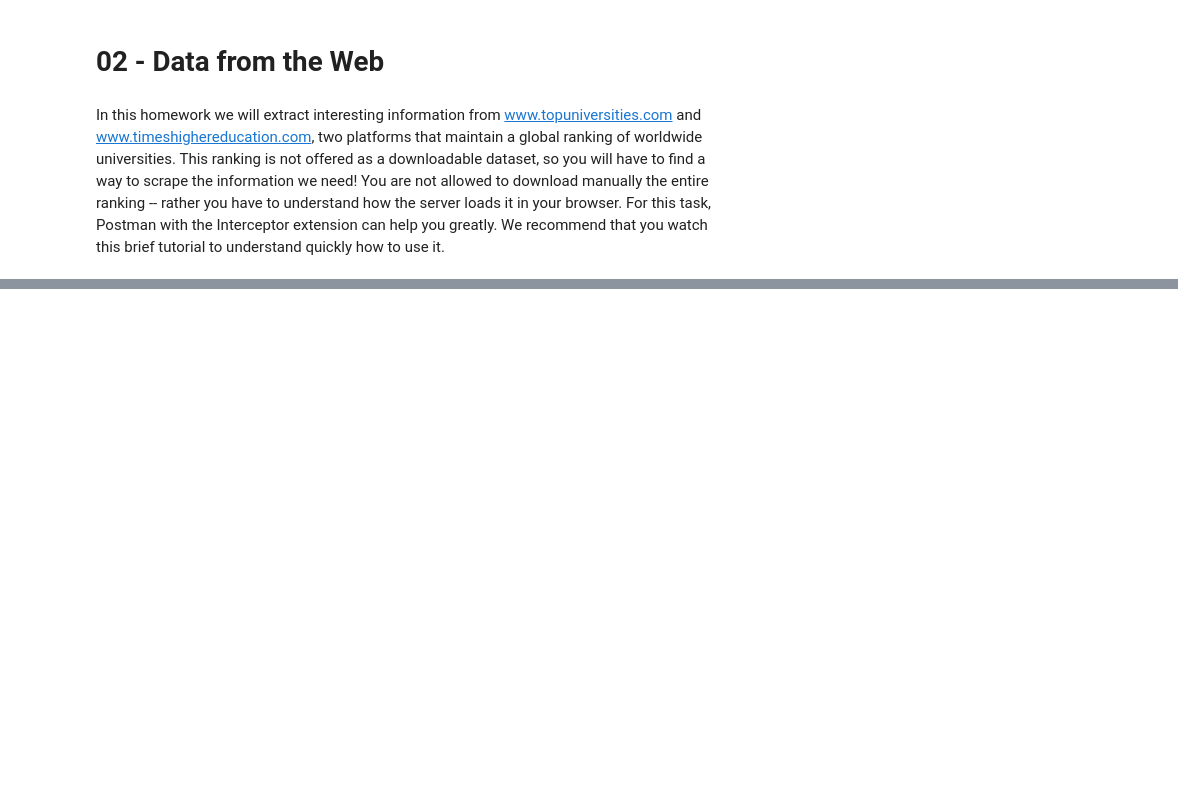
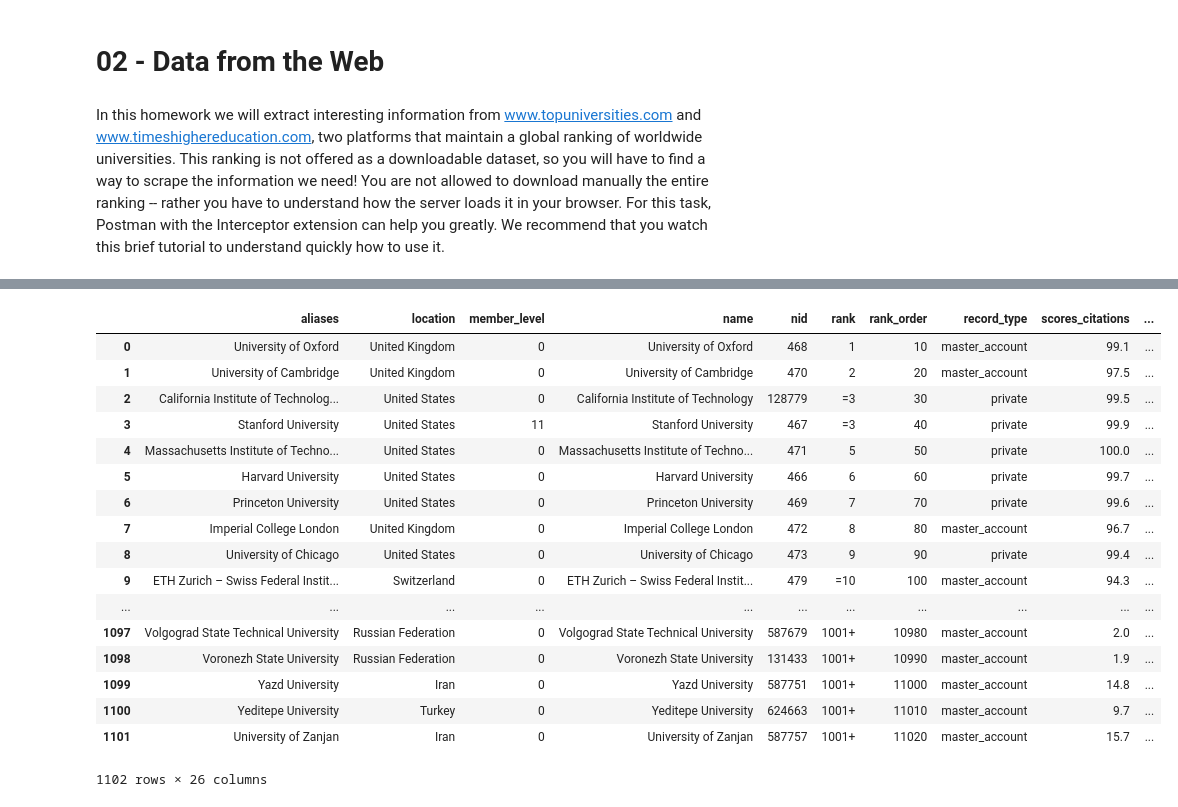
Before and after one commit to julied20/ada-2017, a Jupyter notebook: Homeworks/Homework02/Tristan_notebook.ipynb, the cells around one changed output, grey strips where cells are left out. Saved outputs shown, nothing was run; the diff lists cells and outputs as text; code cells hidden in the pictures; blank space fills up the shorter version.

```diff
--- a/Homeworks/Homework02/Tristan_notebook.ipynb
+++ b/Homeworks/Homework02/Tristan_notebook.ipynb
@@ -25,0 +54,26 @@ AttributeError: 'NoneType' object has no attribute 'string'
+# %%
+URL_THE = 'https://www.timeshighereducation.com/sites/default/files/the_data_rankings/world_university_rankings_2018_limit0_369a9045a203e176392b9fb8f8c1cb2a.json'
+r = requests.get(URL_THE)
+page_body = r.json()
+the_df = pd.DataFrame(page_body['data'])
+# %%
+the_df
+# %% [output]
+|  | aliases | location | member_level | name | nid | rank | rank_order | record_type | scores_citations | ... |
+| 0 | University of Oxford | United Kingdom | 0 | University of Oxford | 468 | 1 | 10 | master_account | 99.1 | ... |
+| 1 | University of Cambridge | United Kingdom | 0 | University of Cambridge | 470 | 2 | 20 | master_account | 97.5 | ... |
+| 2 | California Institute of Technolog... | United States | 0 | California Institute of Technology | 128779 | =3 | 30 | private | 99.5 | ... |
+| 3 | Stanford University | United States | 11 | Stanford University | 467 | =3 | 40 | private | 99.9 | ... |
+| 4 | Massachusetts Institute of Techno... | United States | 0 | Massachusetts Institute of Techno... | 471 | 5 | 50 | private | 100.0 | ... |
+| 5 | Harvard University | United States | 0 | Harvard University | 466 | 6 | 60 | private | 99.7 | ... |
+| 6 | Princeton University | United States | 0 | Princeton University | 469 | 7 | 70 | private | 99.6 | ... |
+| 7 | Imperial College London | United Kingdom | 0 | Imperial College London | 472 | 8 | 80 | master_account | 96.7 | ... |
+| 8 | University of Chicago | United States | 0 | University of Chicago | 473 | 9 | 90 | private | 99.4 | ... |
+| 9 | ETH Zurich – Swiss Federal Instit... | Switzerland | 0 | ETH Zurich – Swiss Federal Instit... | 479 | =10 | 100 | master_account | 94.3 | ... |
+| ... | ... | ... | ... | ... | ... | ... | ... | ... | ... | ... |
+| 1097 | Volgograd State Technical University | Russian Federation | 0 | Volgograd State Technical University | 587679 | 1001+ | 10980 | master_account | 2.0 | ... |
+| 1098 | Voronezh State University | Russian Federation | 0 | Voronezh State University | 131433 | 1001+ | 10990 | master_account | 1.9 | ... |
+| 1099 | Yazd University | Iran | 0 | Yazd University | 587751 | 1001+ | 11000 | master_account | 14.8 | ... |
+| 1100 | Yeditepe University | Turkey | 0 | Yeditepe University | 624663 | 1001+ | 11010 | master_account | 9.7 | ... |
+| 1101 | University of Zanjan | Iran | 0 | University of Zanjan | 587757 | 1001+ | 11020 | master_account | 15.7 | ... |
+1102 rows × 26 columns
```
Also changed, not shown: parts of 12 cells of this notebook.
